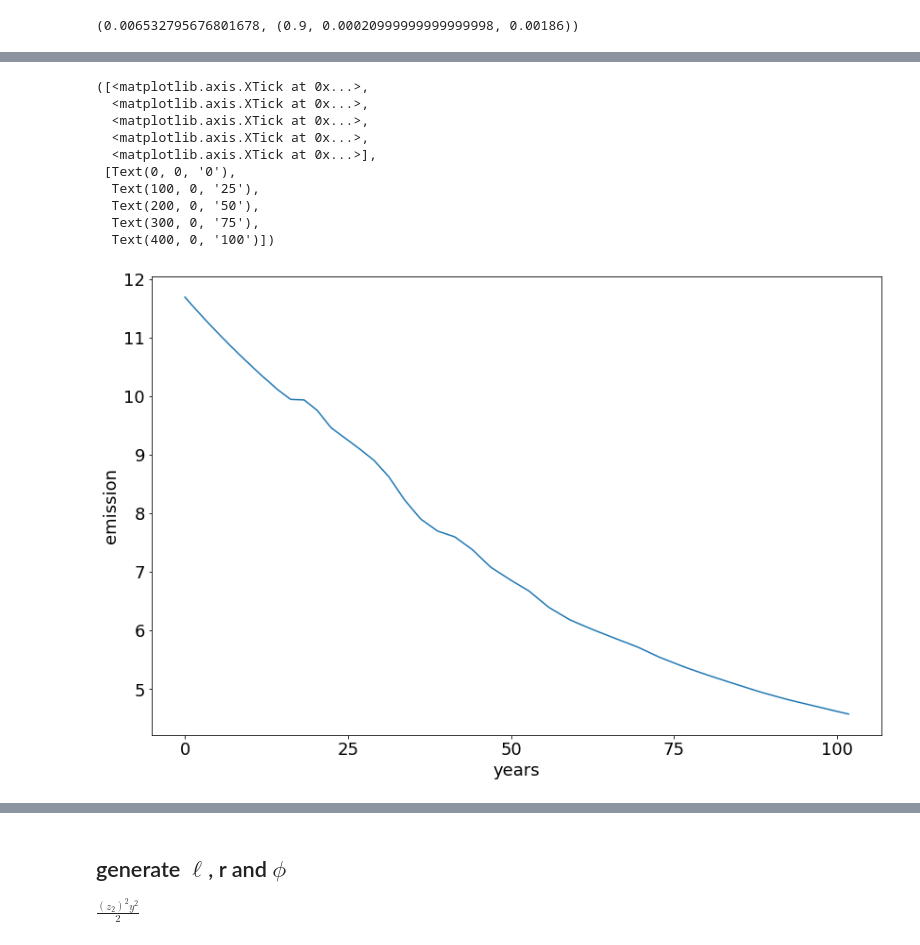
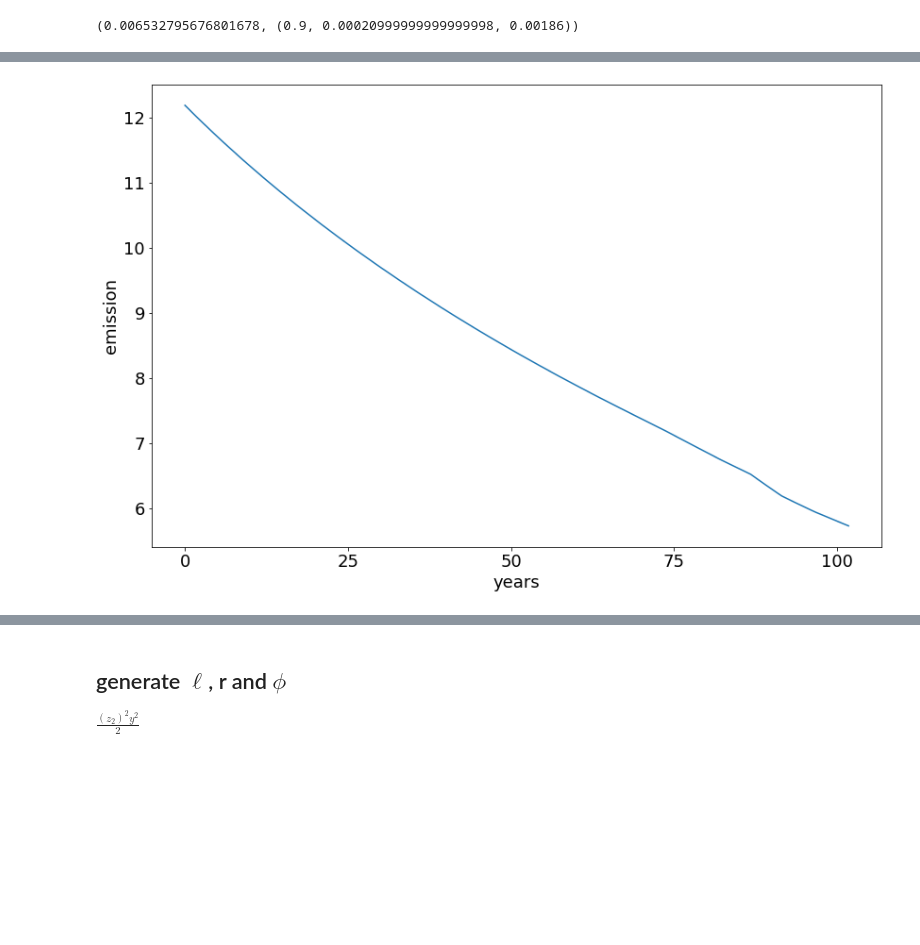
Before and after one commit to lphansen/ClimateUncertaintySpillover, a Jupyter notebook: source/solution_plots.ipynb, the cells around one changed output, grey strips where cells are left out. Drawn from its saved outputs; the diff is of its cells as text; code cells hidden in the pictures; blank space fills up the shorter version.

```diff
--- a/source/solution_plots.ipynb
+++ b/source/solution_plots.ipynb
@@ -27,4 +27,4 @@ sigma2, (RHO, SIGMA_Z, MU_2)
 # %% [output]
 (0.006532795676801678, (0.9, 0.00020999999999999998, 0.00186))
 # %%
-solu_yy = pickle.load(open(data_dir + "solu_modified_v6_101*100_0222_16:51", "rb"))
+solu_yy = pickle.load(open(data_dir + "solu_modified_v6_101*50_1000_0224_21:20", "rb"))
@@ -92,3 +97,3 @@ def simulate_emsn(Y, e, T=102, dt=1/4):
 # %%
-et, yt = simulate_emsn(np.linspace(1e-10, 2000, 100), solu_yy['e'][-1])
+et, yt = simulate_emsn(solu_yy['yGrid'], solu_yy['e'][50])
 # %%
@@ -114,22 +103,12 @@ array([11.69365481, 11.66182864, 11.6300891 , 11.59843593, 11.56686892,
 # %%
 # 300 represents number of points to make between T.min and T.max
-plt.plot(et, label="new HJB")
+plt.plot(et)
 # plt.plot(solu_bbh[0]['y'], label="BBH")
 # plt.legend()
 plt.xlabel('years')
 plt.ylabel('emission')
 plt.xticks(np.arange(0,408,100), np.arange(0,102,25))
 # plt.title(r'$e_t$ with $z_2 \approx 1.86/1000$')
-# # plt.savefig(figDir + 'e_t_rough.png')
+plt.savefig(figDir + 'e_t.png')
 # %% [output]
-([<matplotlib.axis.XTick at 0x...>,
-  <matplotlib.axis.XTick at 0x...>,
-  <matplotlib.axis.XTick at 0x...>,
-  <matplotlib.axis.XTick at 0x...>,
-  <matplotlib.axis.XTick at 0x...>],
- [Text(0, 0, '0'),
-  Text(100, 0, '25'),
-  Text(200, 0, '50'),
-  Text(300, 0, '75'),
-  Text(400, 0, '100')])
-[figure, old version]
+[figure, new version]
```
Also changed, not shown: parts of 41 cells of this notebook, 19 other files.
